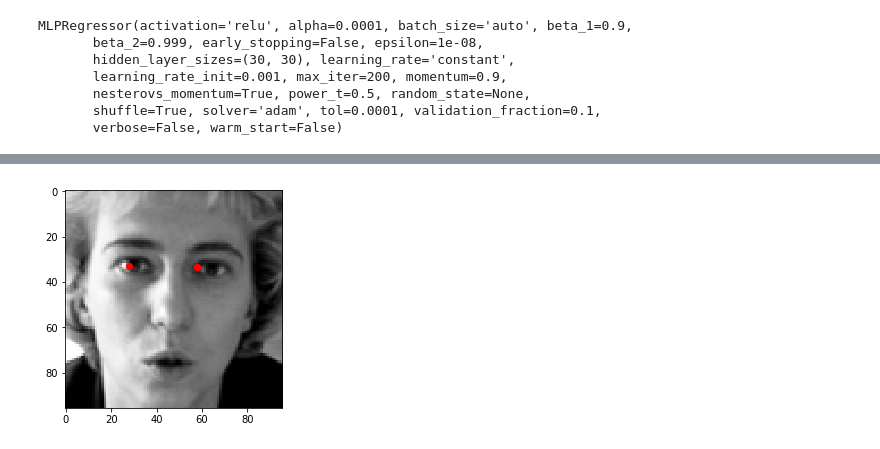
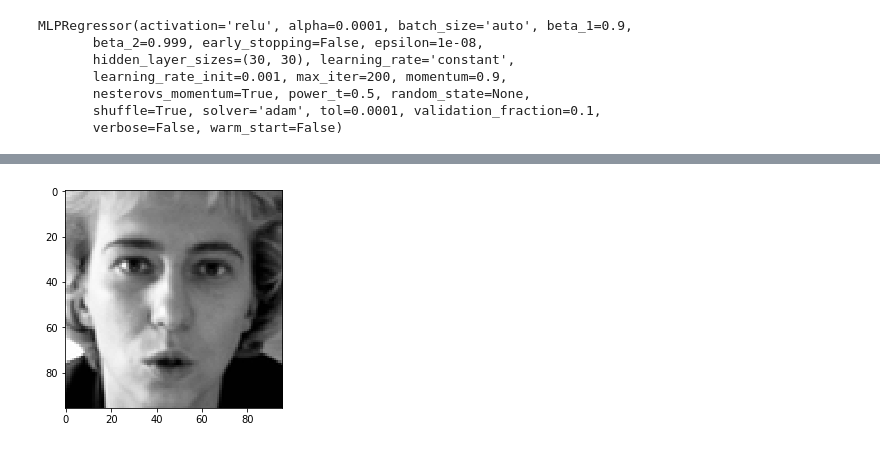
Before and after one commit to jyoon36/MScA_UChicago_Fall18_LinearAlgebra, a Jupyter notebook: Kaggle FP detect using NN.ipynb, the cells around one changed output, grey strips where cells are left out. Saved outputs shown, nothing was run; the diff lists cells and outputs as text; code cells hidden in the pictures.

```diff
--- a/Kaggle FP detect using NN.ipynb
+++ b/Kaggle FP detect using NN.ipynb
@@ -13,4 +12,4 @@ train_dir = cwd+'\training.csv'
 # %%
 #train_df = pd.read_csv('training.csv',usecols=[0,1,2,3,4,5,6,7,8,9,10,11,12,13,14,15,16,17,18,19,20,21,22,23,24,25,26,27,28,29],index_col = False, header = 0)
 #Read the kaggle training dataset
-train_df = pd.read_csv('training.csv',index_col =False,header=0)
+train_df = pd.read_csv('/Users/jun/Downloads/training.csv',index_col =False,header=0)
@@ -144,14 +183,15 @@ array([[  93.99163099,   49.56173824,   42.92577314,   52.68312781,
 # %%
 #Plotttig image with 2 points to verify
 #im = plt.imread(image_name)
 implot = plt.imshow(X[1].reshape((96,96)), cmap = 'gray')
 
 # # put a blue dot at (10, 20)
 # plt.scatter([90.62], [52.24],[44],[50.27])
 
 # put a red dot, size 40, at 2 locations:
-plt.scatter(x=[57.88, 27.866], y=[33.190, 33.06], c='r', s=40)
+#plt.scatter(x=dat.iloc[1,12], y=dat.iloc[1,13], c='r', s=40)
 
-plt.show()
+
+#plt.show()
 # %% [output]
-[figure, old version]
+[figure, new version]
```
Also changed, not shown: parts of 29 cells of this notebook.
